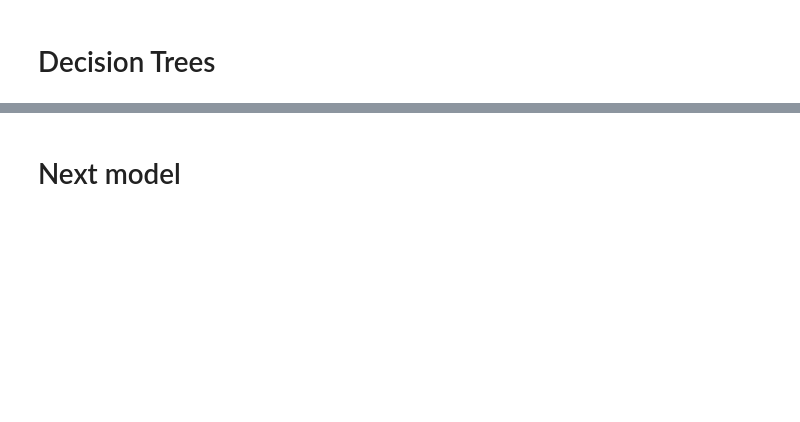
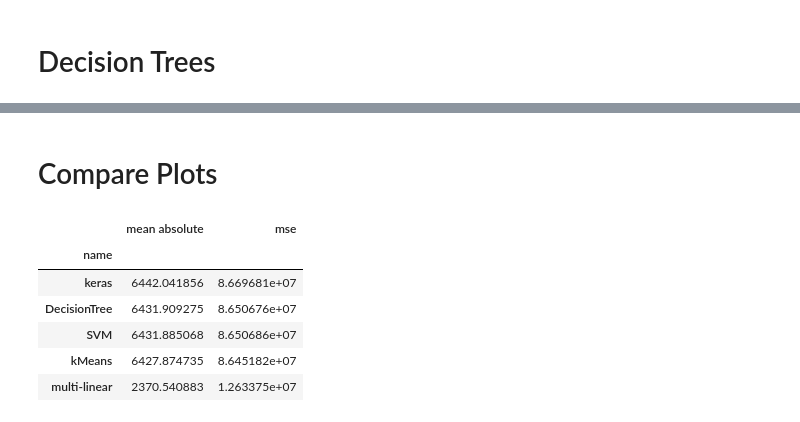
Before and after one commit to devinshende/learning-ml, a Jupyter notebook: regression.ipynb, the cells around one changed output, grey strips where cells are left out. Drawn from its saved outputs; the diff is of its cells as text; code cells hidden in the pictures; blank space fills up the shorter version.

```diff
--- a/regression.ipynb
+++ b/regression.ipynb
@@ -310,0 +327,4 @@ Mean Absolute Error:   1971
+# %%
+pred["DecisionTree"] = model.predict(X_test)
+models["DecisionTree"] = model
+print_score(predictions, y_test)
@@ -335,2 +358,24 @@ show_plots(predictions,y_test)
 # %% [markdown]
-# Next model
+# Compare Plots
+# %%
+# compare = pd.DataFrame(pred)
+compare = pd.DataFrame({
+    "name":pred.keys(),
+    "mean absolute":np.nan,
+    "mse":np.nan,
+})
+compare = compare.set_index("name")
+# %%
+# compare["accuracy"] = compare.apply(lambda row: accuracy_score(y_pred=pred[row.name],y_true=y_test)*100,axis=1)
+compare["mse"] = compare.apply(lambda row: mean_squared_error(y_pred=pred[row.name],y_true=y_test),axis=1)
+compare["mean absolute"] = compare.apply(lambda row: mean_absolute_error(y_pred=pred[row.name],y_true=y_test),axis=1)
+# %%
+compare.sort_values(by='mean absolute',ascending=False)
+# %% [output]
+|  | mean absolute | mse |
+| name |  |  |
+| keras | 6442.041856 | 8.669681e+07 |
+| DecisionTree | 6431.909275 | 8.650676e+07 |
+| SVM | 6431.885068 | 8.650686e+07 |
+| kMeans | 6427.874735 | 8.645182e+07 |
+| multi-linear | 2370.540883 | 1.263375e+07 |
```
Also changed, not shown: parts of 22 cells of this notebook.
